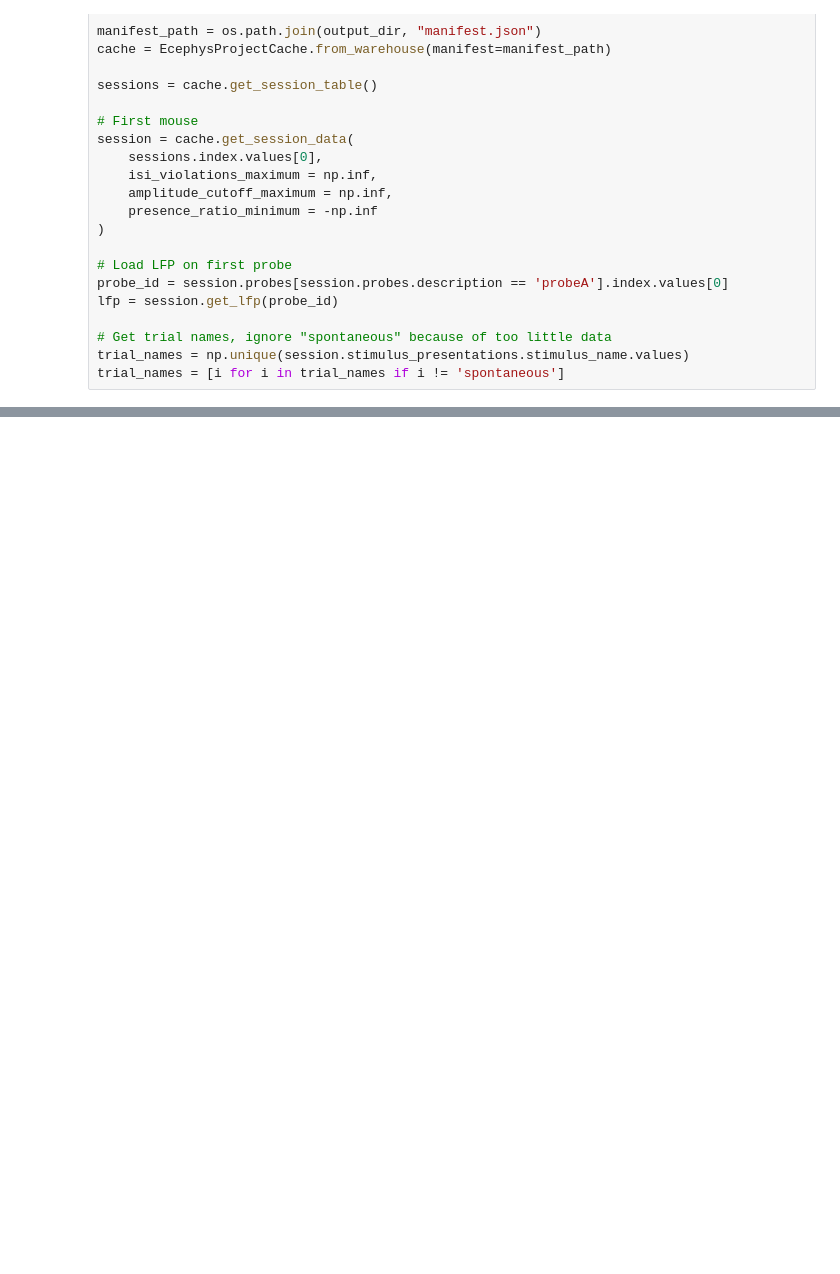
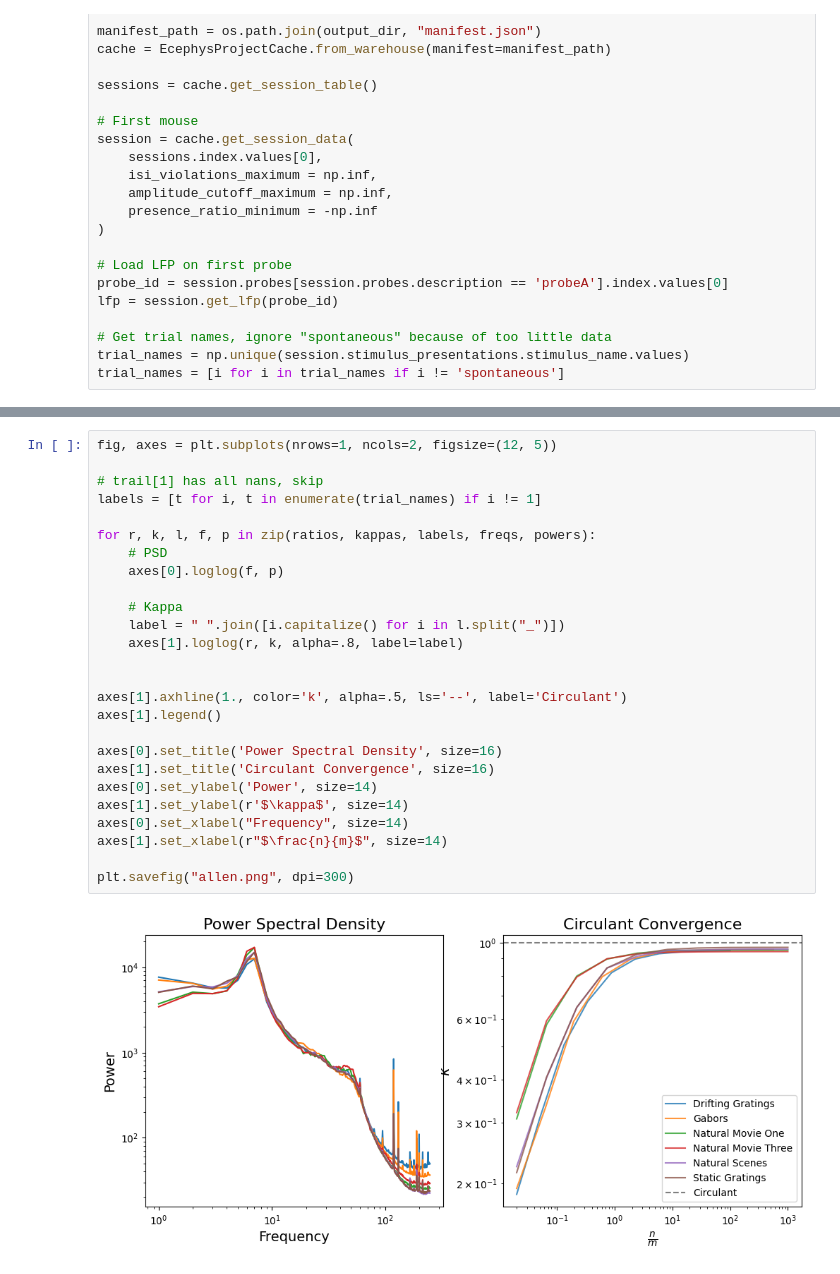
Before and after one commit to voytekresearch/oscillatory_eigenvectors, a Jupyter notebook: notebooks/05_application_allen.ipynb, the cells around one changed output, grey strips where cells are left out. Drawn from its saved outputs; the diff is of its cells as text; blank space fills up the shorter version.

Commit message:
add joint psd and kappa plot for allen data

```diff
--- a/notebooks/05_application_allen.ipynb
+++ b/notebooks/05_application_allen.ipynb
@@ -126,0 +187,28 @@ for it, tname in enumerate(trial_names):
+# %%
+fig, axes = plt.subplots(nrows=1, ncols=2, figsize=(12, 5))
+
+# trail[1] has all nans, skip
+labels = [t for i, t in enumerate(trial_names) if i != 1]
+
+for r, k, l, f, p in zip(ratios, kappas, labels, freqs, powers):
+    # PSD
+    axes[0].loglog(f, p)
+
+    # Kappa
+    label = " ".join([i.capitalize() for i in l.split("_")])
+    axes[1].loglog(r, k, alpha=.8, label=label)
+
+
+axes[1].axhline(1., color='k', alpha=.5, ls='--', label='Circulant')
+axes[1].legend()
+
+axes[0].set_title('Power Spectral Density', size=16)
+axes[1].set_title('Circulant Convergence', size=16)
+axes[0].set_ylabel('Power', size=14)
+axes[1].set_ylabel(r'$\kappa$', size=14)
+axes[0].set_xlabel("Frequency", size=14)
+axes[1].set_xlabel(r"$\frac{n}{m}$", size=14)
+
+plt.savefig("allen.png", dpi=300)
+# %% [output]
+[figure, added]
```
Also changed, not shown: parts of 4 cells of this notebook, 1 other file.
